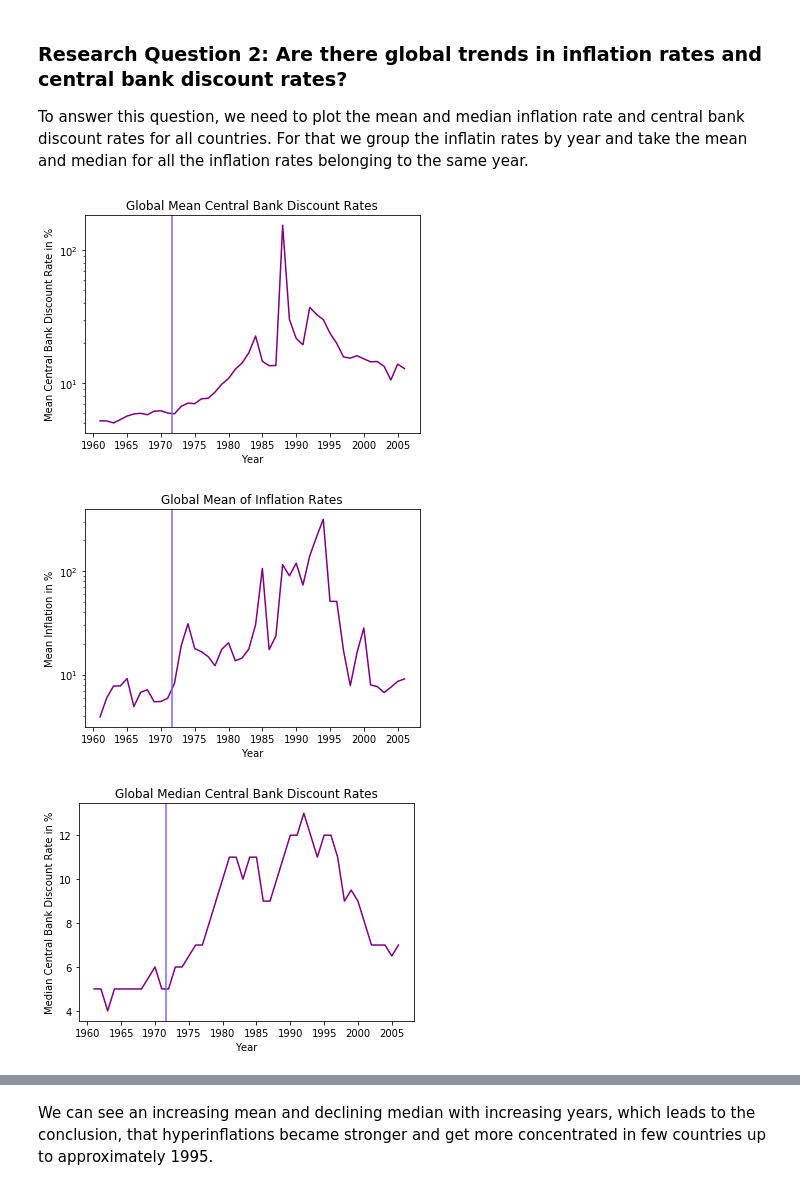
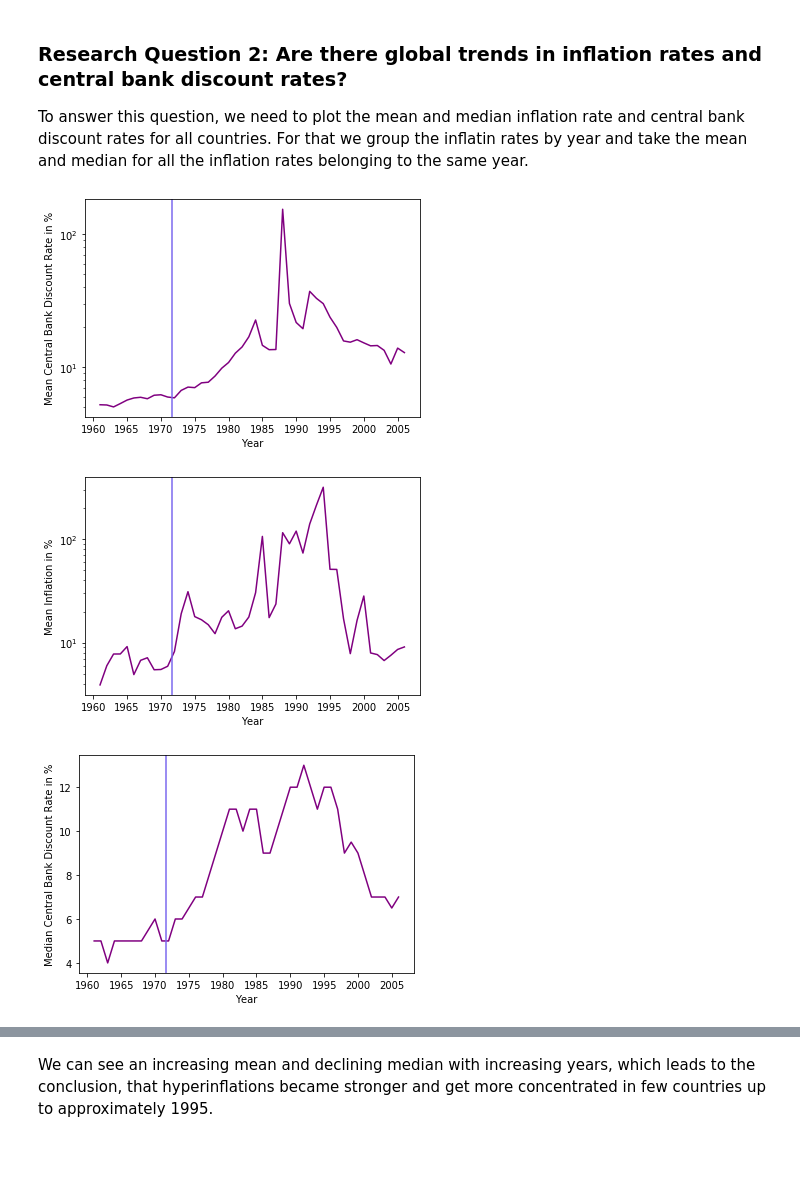
Before and after one commit to Dachkovski/Investigations-on-hyperinflations, a Jupyter notebook: Investigations on hyperinflations.ipynb, the cells around one changed output, grey strips where cells are left out. Drawn from its saved outputs; the diff is of its cells as text; code cells hidden in the pictures; blank space fills up the shorter version.

```diff
--- a/Investigations on hyperinflations.ipynb
+++ b/Investigations on hyperinflations.ipynb
@@ -475,17 +475,17 @@ df = df[['year','central_bank_discount_rate','inflation']].dropna() # drop NaNs
 # %%
 # line plot with logarithmic scale for central bank discount rate
 X = df.year
 y = df.central_bank_discount_rate
 
 plt.figure()
 plt.plot(X, y, color='purple')
 plt.yscale('log')
 plt.axvline(x=datetime(1971,8,15), color='mediumslateblue') # Announcement of End of Bretton Woods System
-plt.title('Global Mean Central Bank Discount Rates')
+# plt.title('Global Mean Central Bank Discount Rates')
 plt.xlabel('Year')
 plt.ylabel('Mean Central Bank Discount Rate in %');
 # %% [output]
-[figure, old version]
+[figure, new version]
 # %%
 # line plot with logarithmic scale for inflation
 X = df.year
@@ -495,11 +495,11 @@ plt.figure()
 plt.plot(X, y, color='purple')
 plt.yscale('log')
 plt.axvline(x=datetime(1971,8,15), color='mediumslateblue') # Announcement of End of Bretton Woods System
-plt.title('Global Mean of Inflation Rates')
+# plt.title('Global Mean of Inflation Rates')
 plt.xlabel('Year')
 plt.ylabel('Mean Inflation in %');
 # %% [output]
-[figure, old version]
+[figure, new version]
 # %%
 df = df_final.groupby(["year"]).median().reset_index()
 # %%
@@ -512,11 +512,11 @@ y = df.central_bank_discount_rate
 plt.figure()
 plt.plot(X, y, color='purple')
 plt.axvline(x=datetime(1971,8,15), color='mediumslateblue') # Announcement of End of Bretton Woods System
-plt.title('Global Median Central Bank Discount Rates')
+# plt.title('Global Median Central Bank Discount Rates')
 plt.xlabel('Year')
 plt.ylabel('Median Central Bank Discount Rate in %');
 # %% [output]
-[figure, old version]
+[figure, new version]
 # %%
 # line plot with logarithmic scale for inflation
 X = df.year
```
Also changed, not shown: parts of 16 cells of this notebook.
